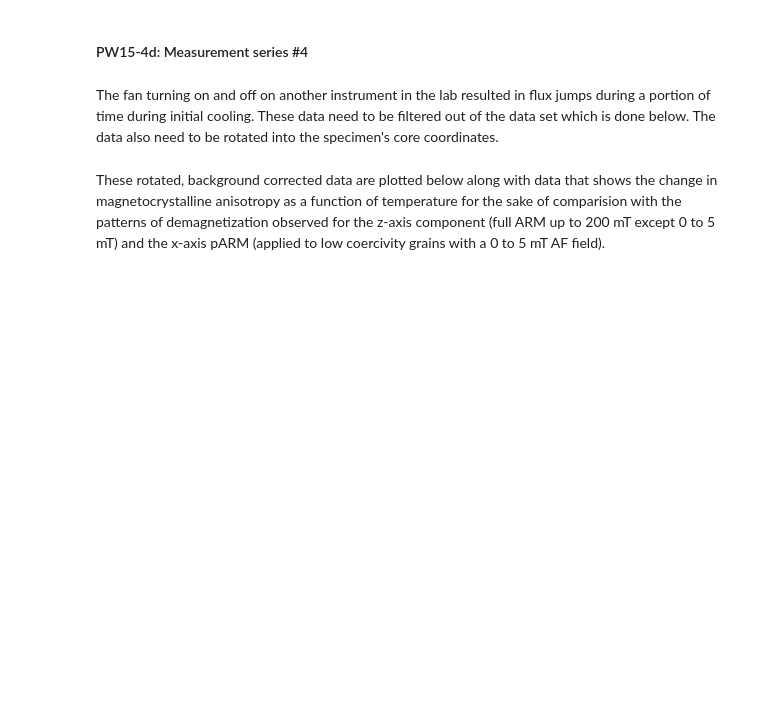
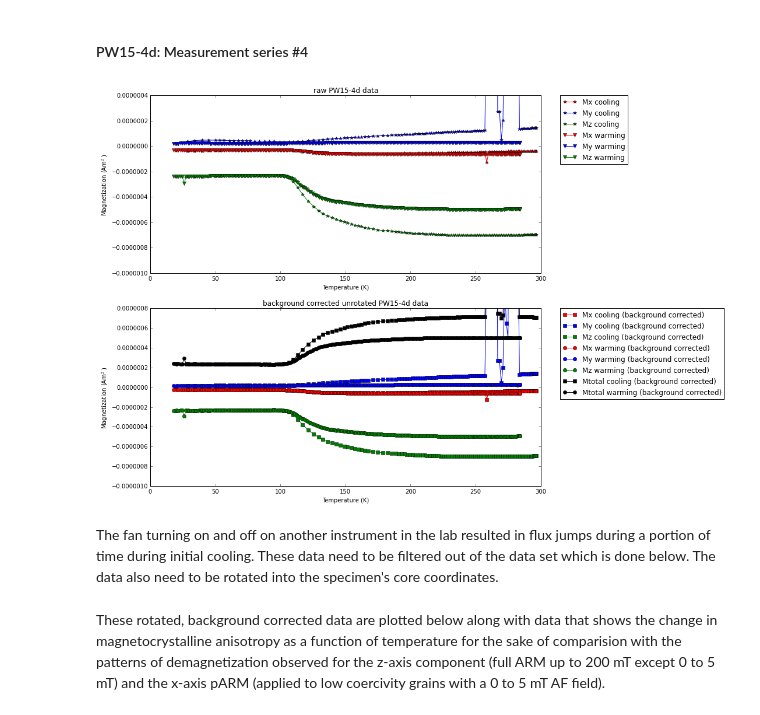
Before and after one commit to Swanson-Hysell-Group/2015_Feinberg-et-al_low-temp, a Jupyter notebook: Code/LowT_Data_Analysis.ipynb, the cells around one changed output. Cells and saved outputs as stored; diff of their text form; code cells hidden in the pictures; blank space fills up the shorter version.

```diff
--- a/Code/LowT_Data_Analysis.ipynb
+++ b/Code/LowT_Data_Analysis.ipynb
@@ -2306,7 +2339,7 @@ NameError: name 'zARM_oriented_directions' is not defined
 # %% [markdown]
 #### PW15-4d: Measurement series #4
 # %%
-data_file_cooling='../Data/Umkondo/Pw15-4d_ARMex_cooling.txt'
+data_file_cooling='../Data/Umkondo/PW15/Pw15-4d_ARMex_cooling.txt'
 data_cooling = np.genfromtxt(data_file_cooling, skip_header=1)
 
 temp_cooling=data_cooling[:,0]
@@ -2315,7 +2348,7 @@ My_cooling=data_cooling[:,2]
 Mz_cooling=data_cooling[:,3]
 Mtotal_cooling=data_cooling[:,4]
 
-data_file_warming='../Data/Umkondo/Pw15-4d_ARMex_warming.txt'
+data_file_warming='../Data/Umkondo/PW15/Pw15-4d_ARMex_warming.txt'
 data_warming = np.genfromtxt(data_file_warming, skip_header=1)
 
 temp_warming=data_warming[:,0]
@@ -2328,23 +2361,23 @@ Mtotal_warming=data_warming[:,4]
 #The blank_hem_data_cooling can be sorted so that temperatures are ascending
 blank2_data_cooling = blank2_data_cooling.sort(['measurement_T[K]'])
 
-Mx_cooling_bsub = background_subtraction(blank2_data_cooling['Mx[Am2]'],blank2_data_cooling['measurement_T[K]'],
-                                         Mx_cooling,temp_cooling)
+Mx_cooling_bsub = background_sub(blank2_data_cooling['Mx[Am2]'],blank2_data_cooling['measurement_T[K]'],
+                                 Mx_cooling,temp_cooling)
 
-My_cooling_bsub = background_subtraction(blank2_data_cooling['My[Am2]'],blank2_data_cooling['measurement_T[K]'],
-                                         My_cooling,temp_cooling)
+My_cooling_bsub = background_sub(blank2_data_cooling['My[Am2]'],blank2_data_cooling['measurement_T[K]'],
+                                 My_cooling,temp_cooling)
 
-Mz_cooling_bsub = background_subtraction(blank2_data_cooling['Mz[Am2]'],blank2_data_cooling['measurement_T[K]'],
-                                         Mz_cooling,temp_cooling)
+Mz_cooling_bsub = background_sub(blank2_data_cooling['Mz[Am2]'],blank2_data_cooling['measurement_T[K]'],
+                                 Mz_cooling,temp_cooling)
 
-Mx_warming_bsub = background_subtraction(blank2_data_warming['Mx[Am2]'],blank2_data_warming['measurement_T[K]'],
-                                         Mx_warming,temp_warming)
+Mx_warming_bsub = background_sub(blank2_data_warming['Mx[Am2]'],blank2_data_warming['measurement_T[K]'],
+                                 Mx_warming,temp_warming)
 
-My_warming_bsub = background_subtraction(blank2_data_warming['My[Am2]'],blank2_data_warming['measurement_T[K]'],
-                                         My_warming,temp_warming)
+My_warming_bsub = background_sub(blank2_data_warming['My[Am2]'],blank2_data_warming['measurement_T[K]'],
+                                 My_warming,temp_warming)
 
-Mz_warming_bsub = background_subtraction(blank2_data_warming['Mz[Am2]'],blank2_data_warming['measurement_T[K]'],
-                                         Mz_warming,temp_warming)
+Mz_warming_bsub = background_sub(blank2_data_warming['Mz[Am2]'],blank2_data_warming['measurement_T[K]'],
+                                 Mz_warming,temp_warming)
 
 Mtotal_cooling_bsub=[]
 Mtotal_warming_bsub=[]
@@ -2367,33 +2400,35 @@ plt.plot(temp_warming, My_warming, 'bv-',label="My warming")
 plt.plot(temp_warming, Mz_warming, 'gv-',label="Mz warming")
 plt.xlabel('Temperature (K)')
 plt.ylabel('Magnetization (Am$^2$)')
 plt.axis([0, 300, -0.000001, 0.0000004])
 plt.title('raw PW15-4d data')
 plt.legend(bbox_to_anchor=(1.05, 1), loc=2, borderaxespad=0.)
 
 ax=plt.subplot(212)
 plt.plot(temp_cooling, Mx_cooling_bsub, 'rs-',
          label="Mx cooling (background corrected)")
 plt.plot(temp_cooling, My_cooling_bsub, 'bs-',
          label="My cooling (background corrected)")
 plt.plot(temp_cooling, Mz_cooling_bsub, 'gs-',
          label="Mz cooling (background corrected)")
 plt.plot(temp_warming, Mx_warming_bsub, 'ro-',
          label="Mx warming (background corrected)")
 plt.plot(temp_warming, My_warming_bsub, 'bo-',
          label="My warming (background corrected)")
 plt.plot(temp_warming, Mz_warming_bsub, 'go-',
          label="Mz warming (background corrected)")
 plt.plot(temp_cooling, Mtotal_cooling_bsub, 'ks-',
          label="Mtotal cooling (background corrected)")
 plt.plot(temp_warming, Mtotal_warming_bsub, 'ko-',
          label="Mtotal warming (background corrected)")
 plt.xlabel('Temperature (K)')
 plt.ylabel('Magnetization (Am$^2$)')
 plt.legend(bbox_to_anchor=(1.05, 1), loc=2, borderaxespad=0.)
 plt.title('background corrected unrotated PW15-4d data')
 plt.axis([0, 300, -0.000001, 0.0000008])
 plt.show()
+# %% [output]
+[figure, added]
 # %% [markdown]
 The fan turning on and off on another instrument in the lab resulted in flux jumps during a portion of time during initial cooling. These data need to be filtered out of the data set which is done below. The data also need to be rotated into the specimen's core coordinates.
 # %%
```
Also changed, not shown: parts of 12 cells of this notebook.
